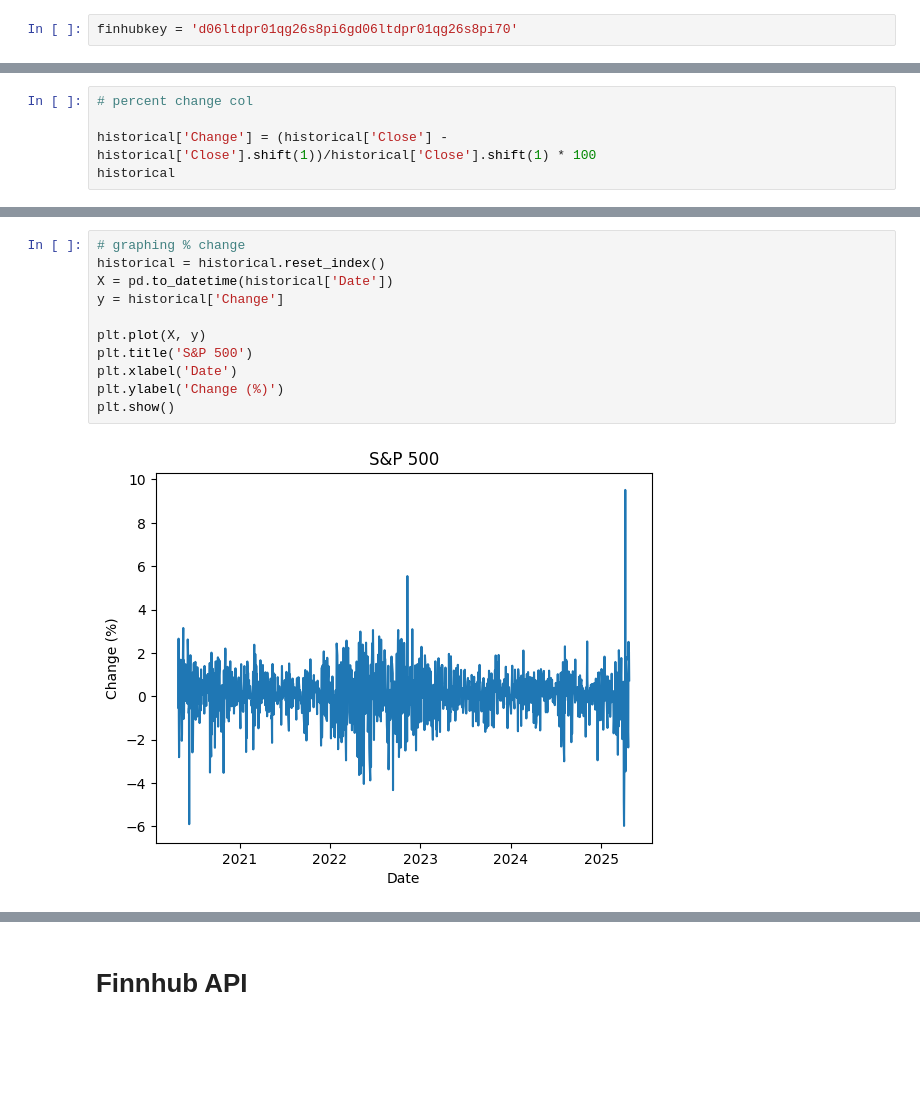
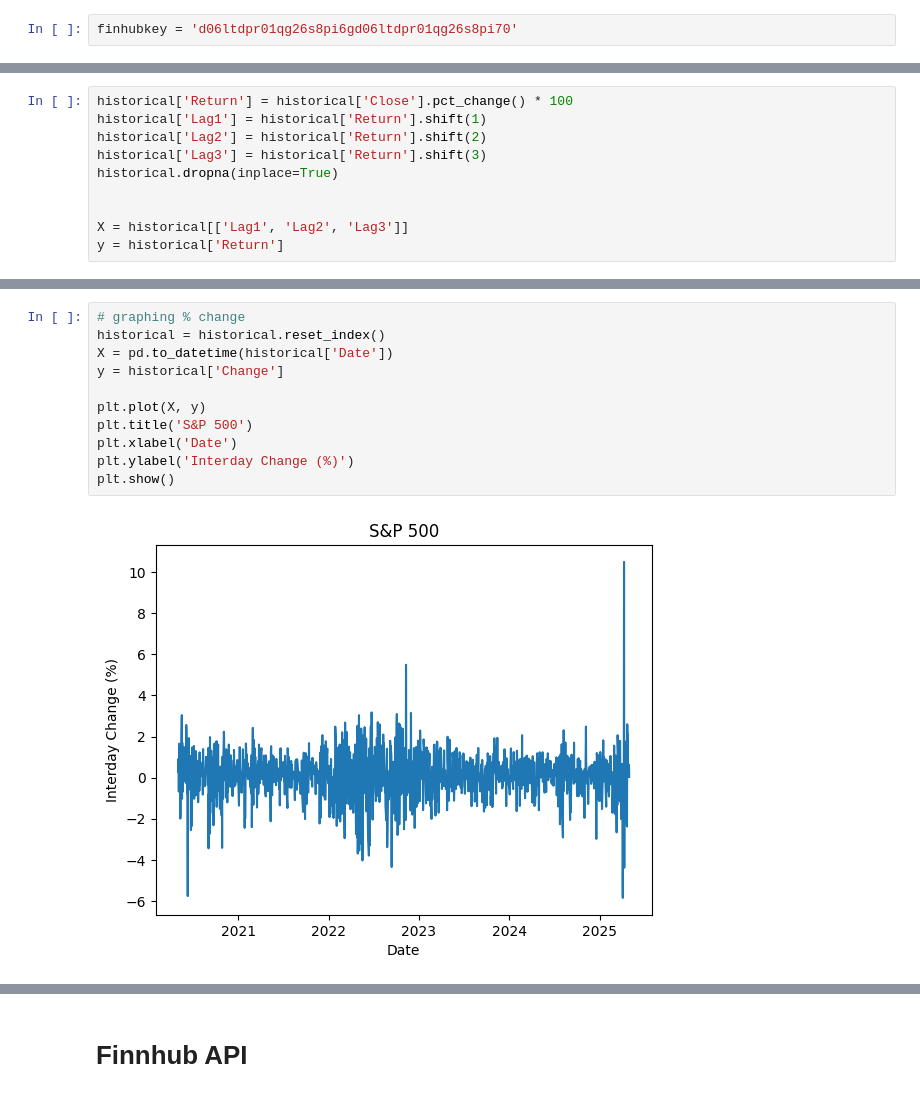
Before and after one commit to lro99/stock_sentiment, a Jupyter notebook: SentimentTrading.ipynb, the cells around one changed output, grey strips where cells are left out. Cells and saved outputs as stored; diff of their text form; blank space fills up the shorter version.

```diff
--- a/SentimentTrading.ipynb
+++ b/SentimentTrading.ipynb
@@ -96,5 +99,0 @@ np.float64(570.0947613525391)
-# %%
-# percent change col
-
-historical['Change'] = (historical['Close'] - historical['Close'].shift(1))/historical['Close'].shift(1) * 100
-historical
@@ -115,0 +100,10 @@ historical
+# %%
+historical['Return'] = historical['Close'].pct_change() * 100
+historical['Lag1'] = historical['Return'].shift(1)
+historical['Lag2'] = historical['Return'].shift(2)
+historical['Lag3'] = historical['Return'].shift(3)
+historical.dropna(inplace=True)
+
+
+X = historical[['Lag1', 'Lag2', 'Lag3']]
+y = historical['Return']
@@ -150,16 +178,16 @@ Construction Stock Argan Builds New Base; Nears Entry As Profits Surge 196% [{'l
 # %%
 # graphing % change
 historical = historical.reset_index()
 X = pd.to_datetime(historical['Date'])
 y = historical['Change']
 
 plt.plot(X, y)
 plt.title('S&P 500')
 plt.xlabel('Date')
-plt.ylabel('Change (%)')
+plt.ylabel('Interday Change (%)')
 plt.show()
 # %% [output]
-[figure, old version]
+[figure, new version]
 # %%
 # EDA
 
```
Also changed, not shown: parts of 21 cells of this notebook.
